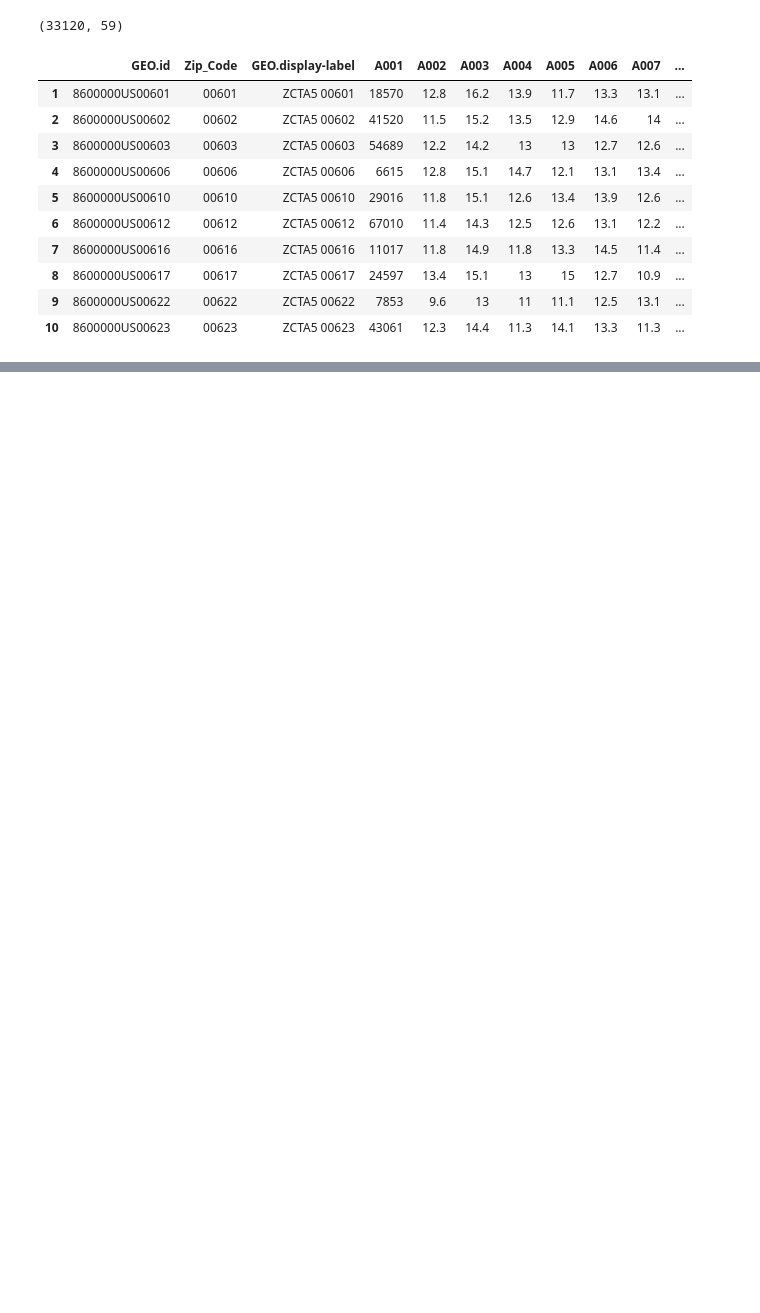
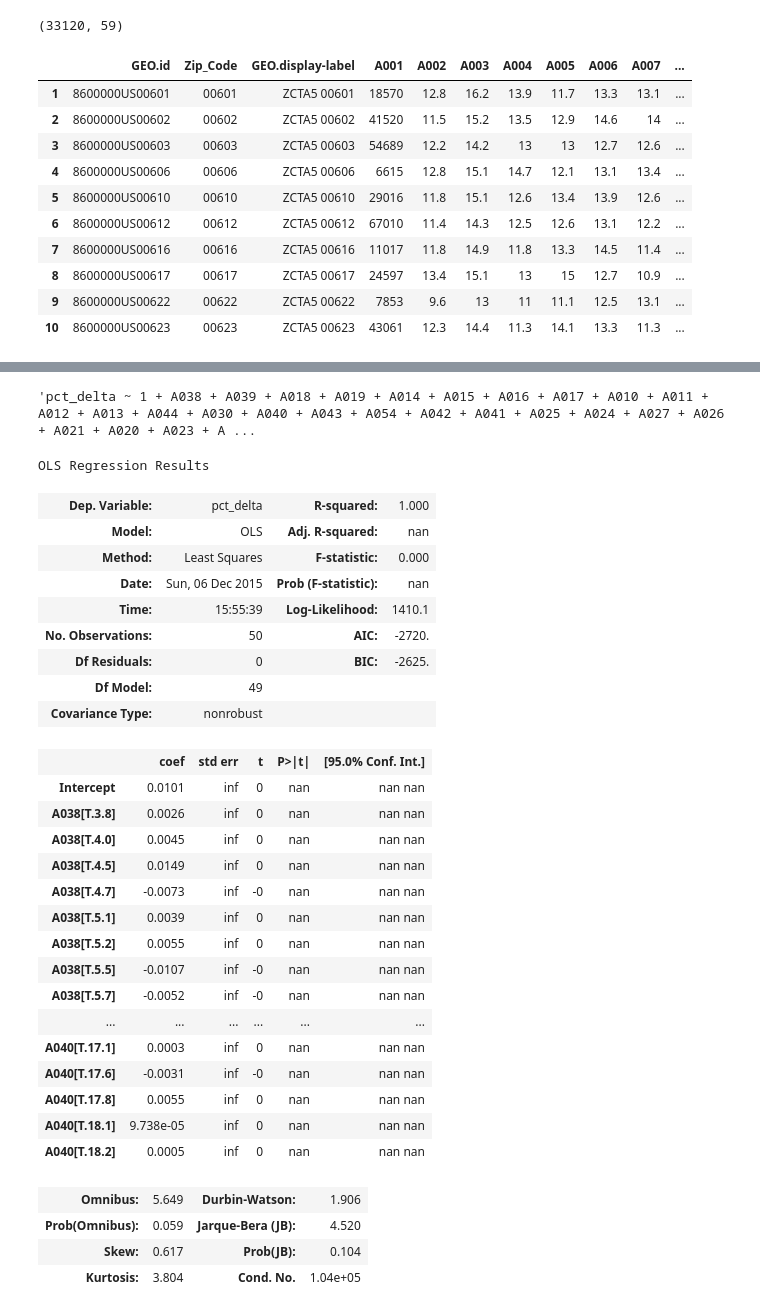
Before and after one commit to austinwu0/cs109-final-project, a Jupyter notebook: Feature_Selection.ipynb, the cells around one changed output, grey strips where cells are left out. Drawn from its saved outputs; the diff is of its cells as text; code cells hidden in the pictures; blank space fills up the shorter version.

```diff
--- a/Feature_Selection.ipynb
+++ b/Feature_Selection.ipynb
@@ -125,0 +163,46 @@ response[response['Zip_Code']=='08701']
+# %%
+response = 'pct_delta'
+remaining = set(minimerge.columns)
+remaining.remove(response)
+formula = ''
+for candidate in remaining:
+    formula = formula + ' + ' + str(candidate)
+formula = 'pct_delta ~ 1' + formula
+formula
+# %% [output]
+'pct_delta ~ 1 + A038 + A039 + A018 + A019 + A014 + A015 + A016 + A017 + A010 + A011 + A012 + A013 + A044 + A030 + A040 + A043 + A054 + A042 + A041 + A025 + A024 + A027 + A026 + A021 + A020 + A023 + A ...
+# %%
+regmodel = smf.ols(formula, minimerge).fit()
+# %%
+regmodel.summary()
+# %% [output]
+OLS Regression Results
+| Dep. Variable: | pct_delta | R-squared: | 1.000 |
+| Model: | OLS | Adj. R-squared: | nan |
+| Method: | Least Squares | F-statistic: | 0.000 |
+| Date: | Sun, 06 Dec 2015 | Prob (F-statistic): | nan |
+| Time: | 15:55:39 | Log-Likelihood: | 1410.1 |
+| No. Observations: | 50 | AIC: | -2720. |
+| Df Residuals: | 0 | BIC: | -2625. |
+| Df Model: | 49 |  |  |
+| Covariance Type: | nonrobust |  |  |
+|  | coef | std err | t | P>|t| | [95.0% Conf. Int.] |
+| Intercept | 0.0101 | inf | 0 | nan | nan nan |
+| A038[T.3.8] | 0.0026 | inf | 0 | nan | nan nan |
+| A038[T.4.0] | 0.0045 | inf | 0 | nan | nan nan |
+| A038[T.4.5] | 0.0149 | inf | 0 | nan | nan nan |
+| A038[T.4.7] | -0.0073 | inf | -0 | nan | nan nan |
+| A038[T.5.1] | 0.0039 | inf | 0 | nan | nan nan |
+| A038[T.5.2] | 0.0055 | inf | 0 | nan | nan nan |
+| A038[T.5.5] | -0.0107 | inf | -0 | nan | nan nan |
+| A038[T.5.7] | -0.0052 | inf | -0 | nan | nan nan |
+| ... | ... | ... | ... | ... | ... |
+| A040[T.17.1] | 0.0003 | inf | 0 | nan | nan nan |
+| A040[T.17.6] | -0.0031 | inf | -0 | nan | nan nan |
+| A040[T.17.8] | 0.0055 | inf | 0 | nan | nan nan |
+| A040[T.18.1] | 9.738e-05 | inf | 0 | nan | nan nan |
+| A040[T.18.2] | 0.0005 | inf | 0 | nan | nan nan |
+| Omnibus: | 5.649 | Durbin-Watson: | 1.906 |
+| Prob(Omnibus): | 0.059 | Jarque-Bera (JB): | 4.520 |
+| Skew: | 0.617 | Prob(JB): | 0.104 |
+| Kurtosis: | 3.804 | Cond. No. | 1.04e+05 |
```
Also changed, not shown: parts of 7 cells of this notebook.
